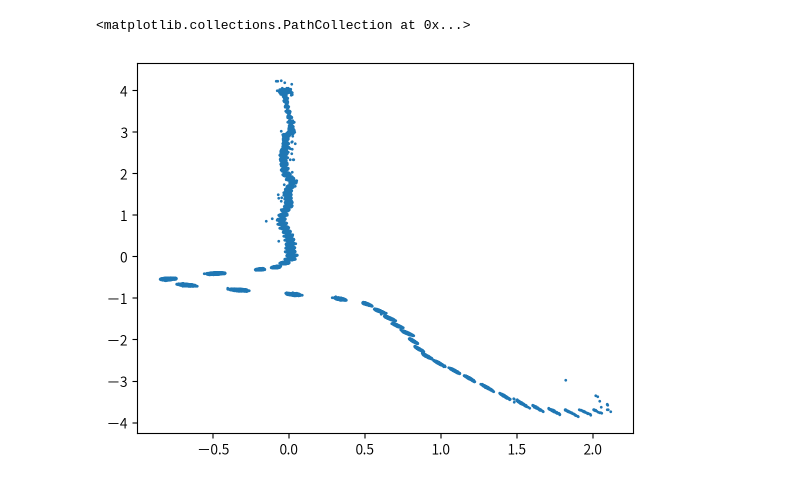
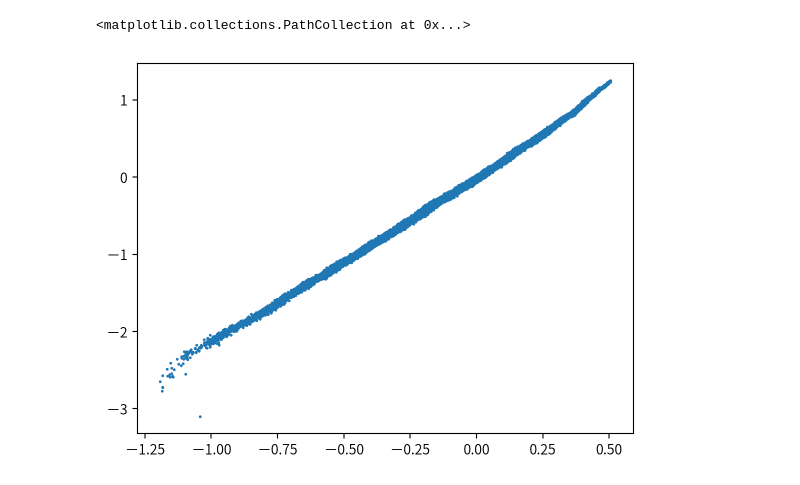
Before and after one commit to topazape/molecular-VAE, a Jupyter notebook: Untitled.ipynb, the cells around one changed output. Drawn from its saved outputs; the diff is of its cells as text; code cells hidden in the pictures.

```diff
--- a/Untitled.ipynb
+++ b/Untitled.ipynb
@@ -18,8 +19,8 @@ plt.scatter(Z[:, 0], Z[:, 1], s=1)
 # %%
-model.load_state_dict(torch.load('./models/vae-5.pth'))
+model.load_state_dict(torch.load('./models/vae-1.pth'))
 model.eval()
 Z = model.encode(X)[0].detach().numpy()
 plt.scatter(Z[:, 0], Z[:, 1], s=1)
 # %% [output]
 <matplotlib.collections.PathCollection at 0x...>
-[figure, old version]
+[figure, new version]
```
Also changed, not shown: parts of 10 cells of this notebook, 3 other files.
